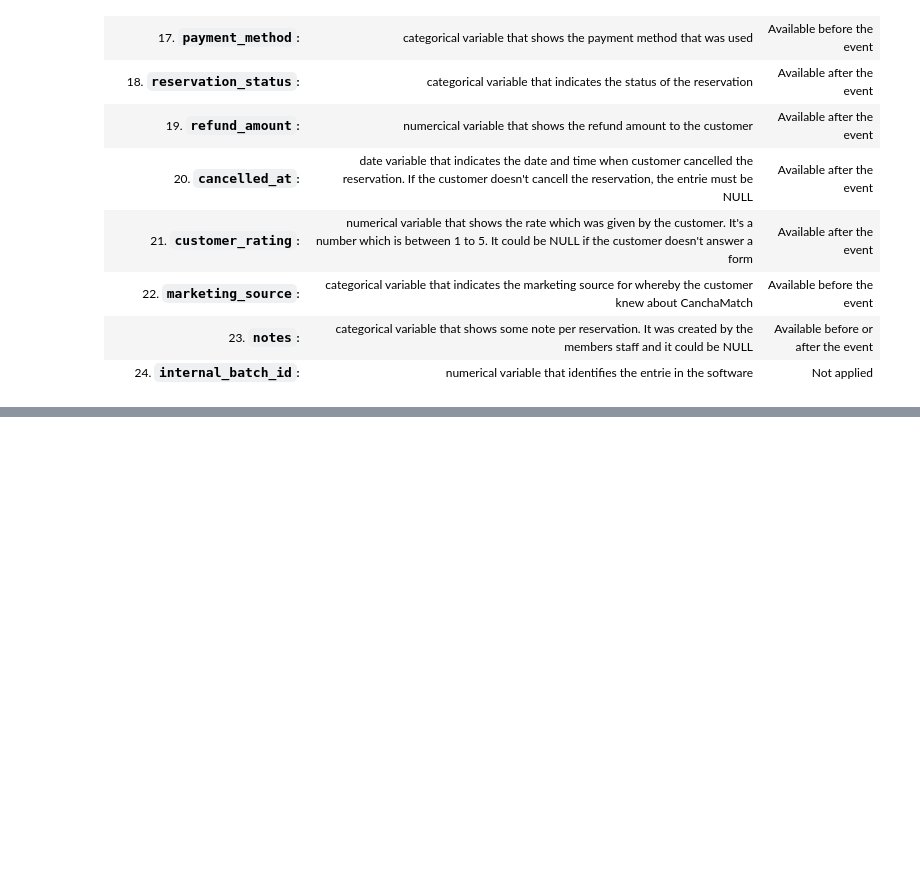
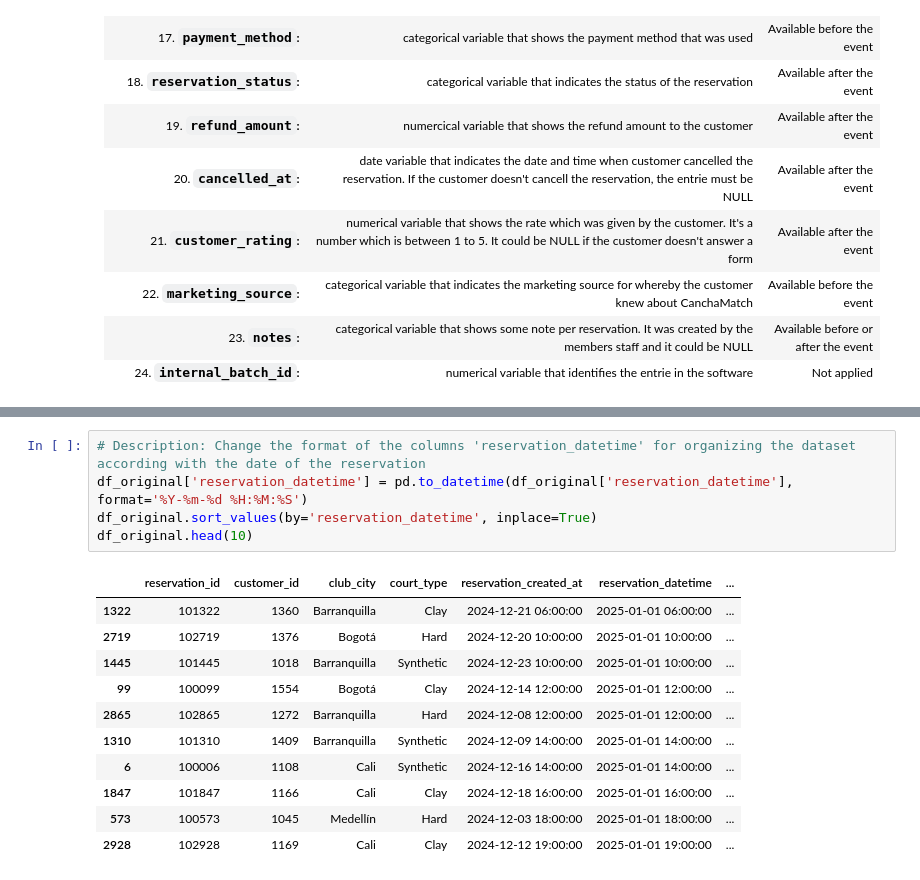
Before and after one commit to IsaRodri05/DataLearning, a Jupyter notebook: Project-CanchaMatch.ipynb, the cells around one changed output, grey strips where cells are left out. Drawn from its saved outputs; the diff is of its cells as text; blank space fills up the shorter version.

Commit message:
CanchaMatch: Sort values of the dataset

```diff
--- a/Project-CanchaMatch.ipynb
+++ b/Project-CanchaMatch.ipynb
@@ -171,0 +180,17 @@ The dataset consist in 24 columns and 3.000 unique entries. There are columns wi
+# %%
+# Description: Change the format of the columns 'reservation_datetime' for organizing the dataset according with the date of the reservation
+df_original['reservation_datetime'] = pd.to_datetime(df_original['reservation_datetime'], format='%Y-%m-%d %H:%M:%S')
+df_original.sort_values(by='reservation_datetime', inplace=True)
+df_original.head(10)
+# %% [output]
+|  | reservation_id | customer_id | club_city | court_type | reservation_created_at | reservation_datetime | ... |
+| 1322 | 101322 | 1360 | Barranquilla | Clay | 2024-12-21 06:00:00 | 2025-01-01 06:00:00 | ... |
+| 2719 | 102719 | 1376 | Bogotá | Hard | 2024-12-20 10:00:00 | 2025-01-01 10:00:00 | ... |
+| 1445 | 101445 | 1018 | Barranquilla | Synthetic | 2024-12-23 10:00:00 | 2025-01-01 10:00:00 | ... |
+| 99 | 100099 | 1554 | Bogotá | Clay | 2024-12-14 12:00:00 | 2025-01-01 12:00:00 | ... |
+| 2865 | 102865 | 1272 | Barranquilla | Hard | 2024-12-08 12:00:00 | 2025-01-01 12:00:00 | ... |
+| 1310 | 101310 | 1409 | Barranquilla | Synthetic | 2024-12-09 14:00:00 | 2025-01-01 14:00:00 | ... |
+| 6 | 100006 | 1108 | Cali | Synthetic | 2024-12-16 14:00:00 | 2025-01-01 14:00:00 | ... |
+| 1847 | 101847 | 1166 | Cali | Clay | 2024-12-18 16:00:00 | 2025-01-01 16:00:00 | ... |
+| 573 | 100573 | 1045 | Medellín | Hard | 2024-12-03 18:00:00 | 2025-01-01 18:00:00 | ... |
+| 2928 | 102928 | 1169 | Cali | Clay | 2024-12-12 19:00:00 | 2025-01-01 19:00:00 | ... |
```
Also changed, not shown: parts of 1 cell of this notebook.
